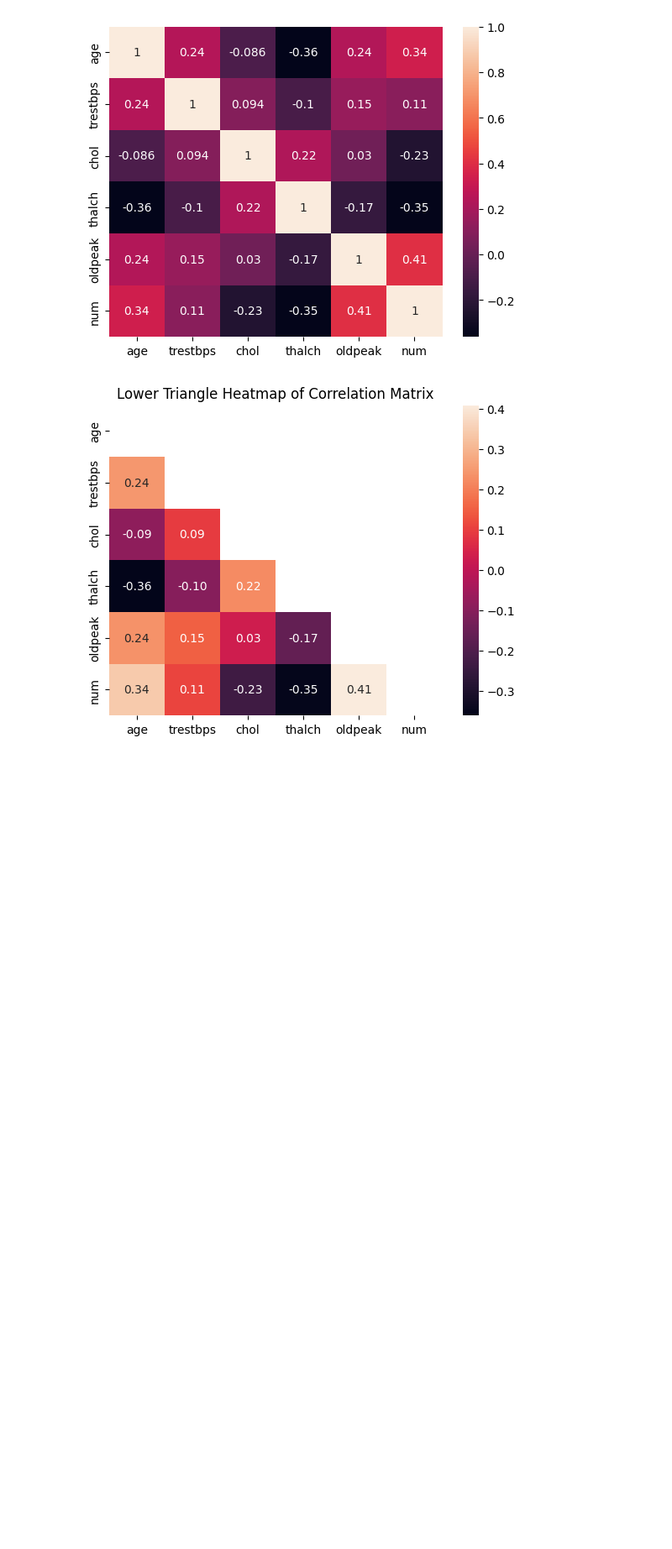
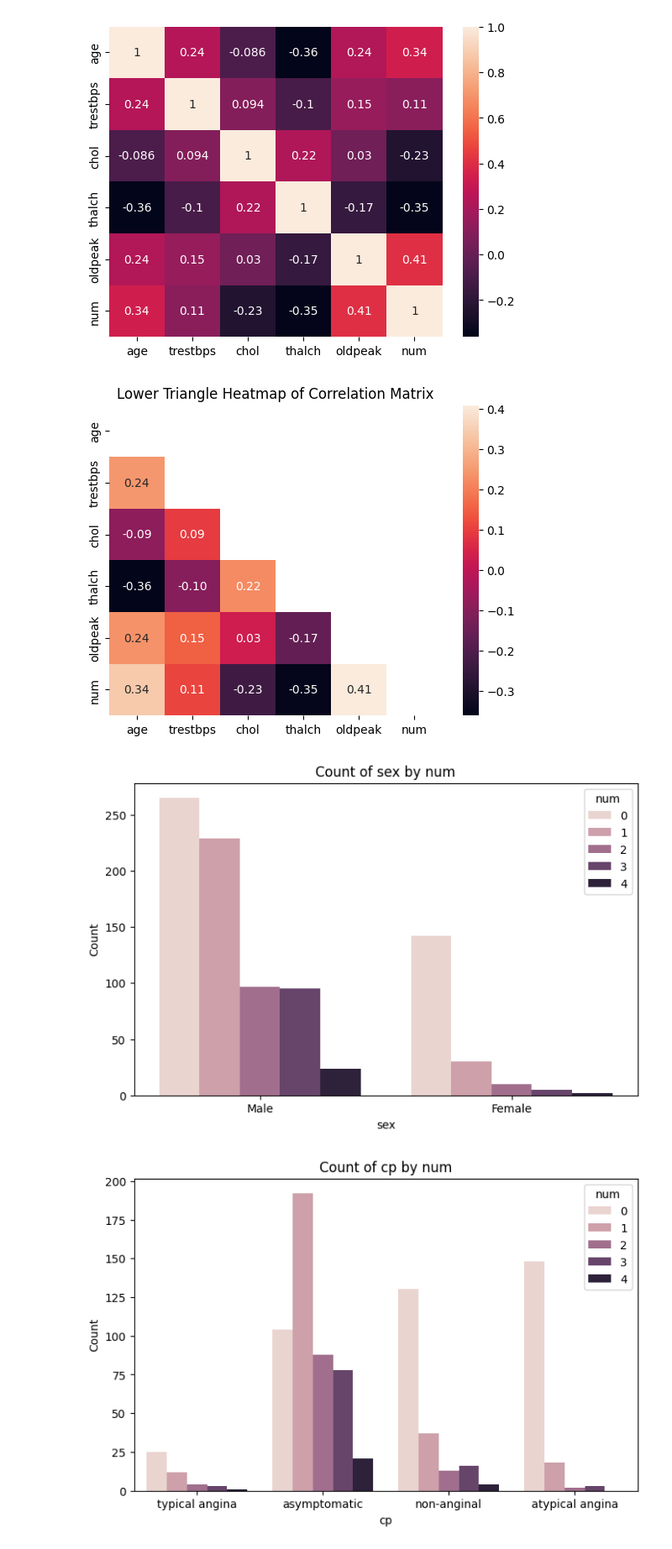
Before and after one commit to Sayed73/Heart-Disease-prediction, a Jupyter notebook: Heart_Disease_Prediction.ipynb, the cells around one changed output. Shown at 84% size. Saved outputs shown, nothing was run; the diff lists cells and outputs as text; code cells hidden in the pictures; blank space fills up the shorter version.

```diff
--- a/Heart_Disease_Prediction.ipynb
+++ b/Heart_Disease_Prediction.ipynb
@@ -212,8 +219,8 @@ the missing values percent in Col ca ----> 66.0
 the missing values percent in Col thal ----> 53.0
 ['ca', 'thal']
 # %%
-# drop these column from the data frame and the id col
-df.drop(columns=['ca', 'thal', 'id'], inplace=True)
+# drop these column from the data frame and the id col and dataset col
+df.drop(columns=['ca', 'thal', 'id', 'dataset'], inplace=True)
 # %%
 df.isnull().sum()
 # %% [output]
@@ -353,3 +343,17 @@ plt.title('Lower Triangle Heatmap of Correlation Matrix')
 plt.show()
 # %% [output]
 [figure]
+# %%
+# Categorical features
+categorical_features = ['sex', 'cp', 'fbs', 'restecg', 'exang', 'slope']
+for feature in categorical_features:
+    plt.figure(figsize=(8, 5))
+    sns.countplot(data=df_no_outliers, x=feature, hue='num')
+    plt.title(f'Count of {feature} by num')
+    plt.xlabel(feature)
+    plt.ylabel('Count')
+    plt.legend(title='num')
+    plt.show()
+# %% [output]
+[figure, added]
+[figure, added]
```
Also changed, not shown: parts of 31 cells of this notebook.
